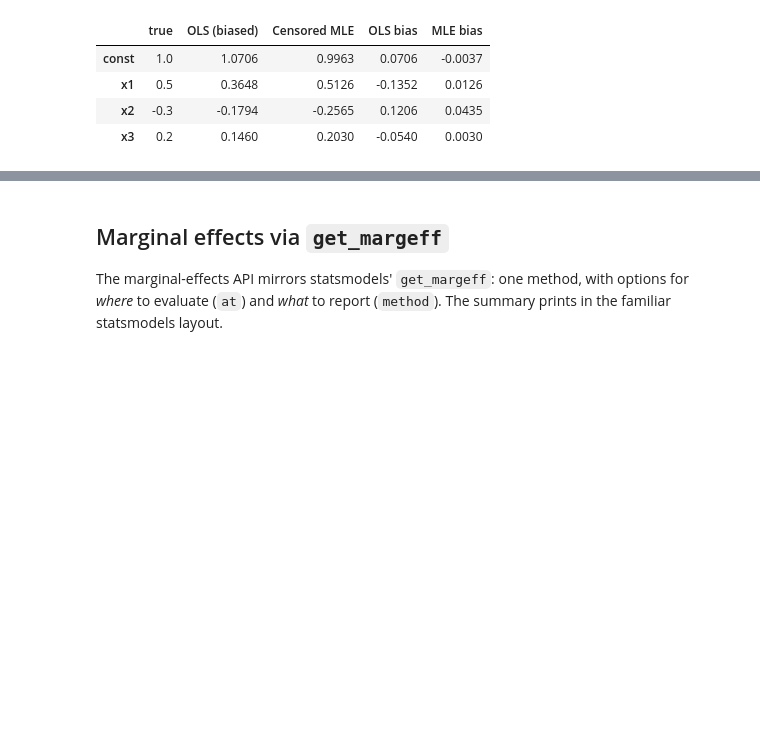
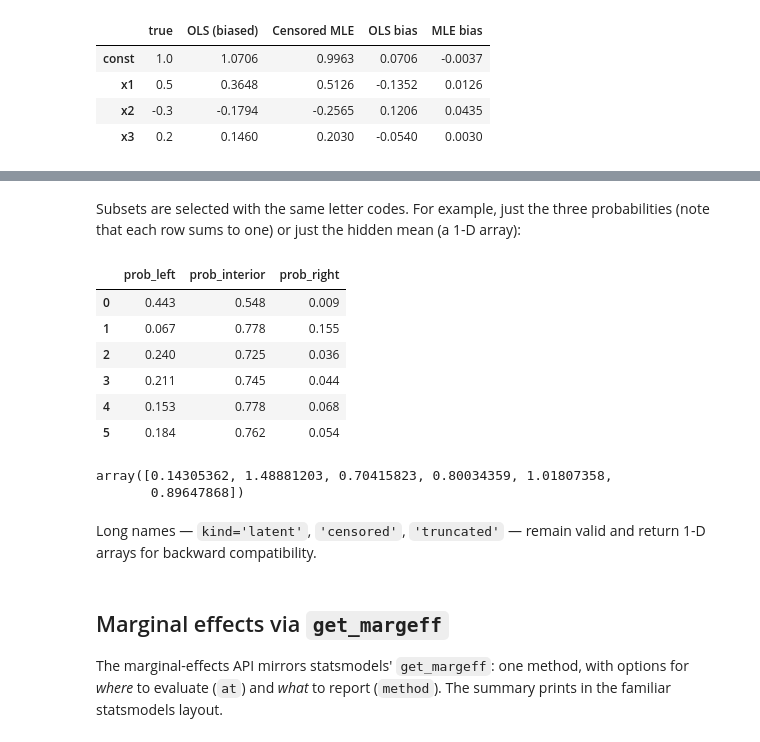
Before and after one commit to Ramis-Paygin/censored-truncated-regression, a Jupyter notebook: examples/01_two_sided_censoring.ipynb, the cells around one changed output, grey strips where cells are left out. Cells and saved outputs as stored; diff of their text form; code cells hidden in the pictures; blank space fills up the shorter version.

```diff
--- a/examples/01_two_sided_censoring.ipynb
+++ b/examples/01_two_sided_censoring.ipynb
@@ -149,3 +133,22 @@ pd.DataFrame(proba, index=range(6)).round(3)
+# %% [markdown]
+Subsets are selected with the same letter codes. For example, just the three probabilities (note that each row sums to one) or just the hidden mean (a 1-D array):
+# %%
+model.predict(X_show, kind='lmr').round(3)
+# %% [output]
+|  | prob_left | prob_interior | prob_right |
+| 0 | 0.443 | 0.548 | 0.009 |
+| 1 | 0.067 | 0.778 | 0.155 |
+| 2 | 0.240 | 0.725 | 0.036 |
+| 3 | 0.211 | 0.745 | 0.044 |
+| 4 | 0.153 | 0.778 | 0.068 |
+| 5 | 0.184 | 0.762 | 0.054 |
+# %%
+model.predict(X_show, kind='h')          # single letter -> 1-D ndarray
+# %% [output]
+array([0.14305362, 1.48881203, 0.70415823, 0.80034359, 1.01807358,
+       0.89647868])
+# %% [markdown]
+Long names — `kind='latent'`, `'censored'`, `'truncated'` — remain valid and return 1-D arrays for backward compatibility.
 # %% [markdown]
 ## Marginal effects via `get_margeff`
 
```
Also changed, not shown: parts of 7 cells of this notebook, 13 other files.
